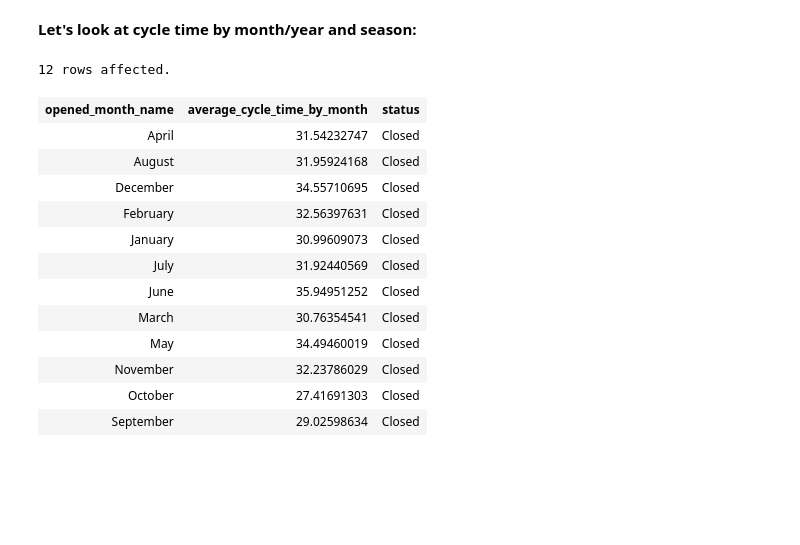
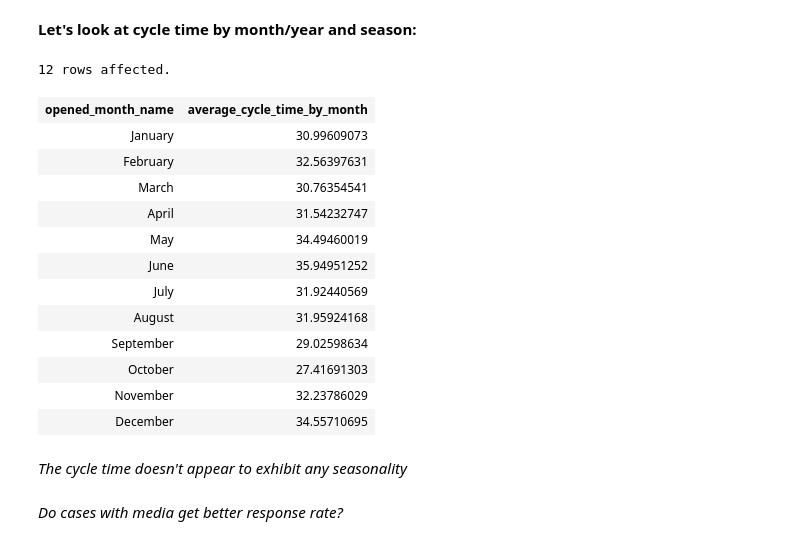
Before and after one commit to nriyer/star_schema, a Jupyter notebook: pelamoko_iyer.ipynb, the cells around one changed output. Cells and saved outputs as stored; diff of their text form; code cells hidden in the pictures; blank space fills up the shorter version.

```diff
--- a/pelamoko_iyer.ipynb
+++ b/pelamoko_iyer.ipynb
@@ -1096,26 +1215,31 @@ LIMIT 10
 **Let's look at cycle time by month/year and season:**
 # %%
 %%sql
-SELECT month.opened_month_name,AVG(c.cycle_time/86400) average_cycle_time_by_month,s.status
+SELECT month.opened_month_name,AVG(c.cycle_time/86400) average_cycle_time_by_month
 FROM cycle_time_facts c JOIN
-(SELECT caseid,opened_month_name,closed_month_name
+(SELECT caseid,opened_month_name,closed_month_name,opened_date
 FROM day_dim) month
 ON c.caseid = month.caseid
 JOIN status_dim s
 ON c.caseid = s.caseid
 GROUP BY month.opened_month_name
+ORDER BY month(month.opened_date)
 # %% [output]
 12 rows affected.
-| opened_month_name | average_cycle_time_by_month | status |
-| April | 31.54232747 | Closed |
-| August | 31.95924168 | Closed |
-| December | 34.55710695 | Closed |
-| February | 32.56397631 | Closed |
-| January | 30.99609073 | Closed |
-| July | 31.92440569 | Closed |
-| June | 35.94951252 | Closed |
-| March | 30.76354541 | Closed |
-| May | 34.49460019 | Closed |
-| November | 32.23786029 | Closed |
-| October | 27.41691303 | Closed |
-| September | 29.02598634 | Closed |
+| opened_month_name | average_cycle_time_by_month |
+| January | 30.99609073 |
+| February | 32.56397631 |
+| March | 30.76354541 |
+| April | 31.54232747 |
+| May | 34.49460019 |
+| June | 35.94951252 |
+| July | 31.92440569 |
+| August | 31.95924168 |
+| September | 29.02598634 |
+| October | 27.41691303 |
+| November | 32.23786029 |
+| December | 34.55710695 |
+# %% [markdown]
+*The cycle time doesn't appear to exhibit any seasonality*
+# %% [markdown]
+*Do cases with media get better response rate?*
```
Also changed, not shown: parts of 74 cells of this notebook.
